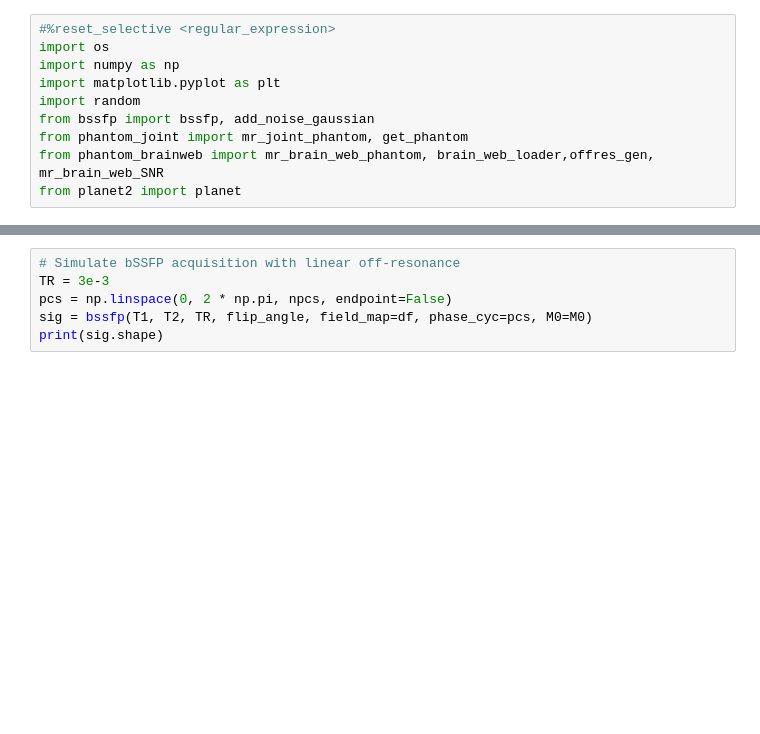
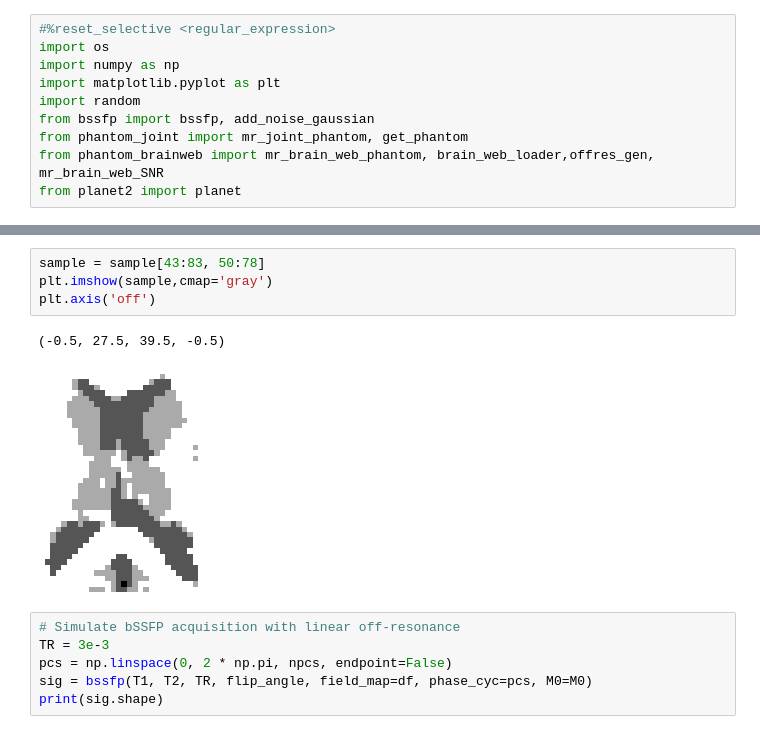
Before and after one commit to yv17/MRI-Deep-Learning, a Jupyter notebook: bssfp_data_generator/test_data.ipynb, the cells around one changed output, grey strips where cells are left out. Saved outputs shown, nothing was run; the diff lists cells and outputs as text; blank space fills up the shorter version.

```diff
--- a/bssfp_data_generator/test_data.ipynb
+++ b/bssfp_data_generator/test_data.ipynb
@@ -68,3 +72,10 @@ plt.axis('off')
+# %%
+sample = sample[43:83, 50:78]
+plt.imshow(sample,cmap='gray')
+plt.axis('off')
+# %% [output]
+(-0.5, 27.5, 39.5, -0.5)
+[figure, added]
 # %%
 # Simulate bSSFP acquisition with linear off-resonance
 TR = 3e-3
```
Also changed, not shown: parts of 11 cells of this notebook, 8 other files.
